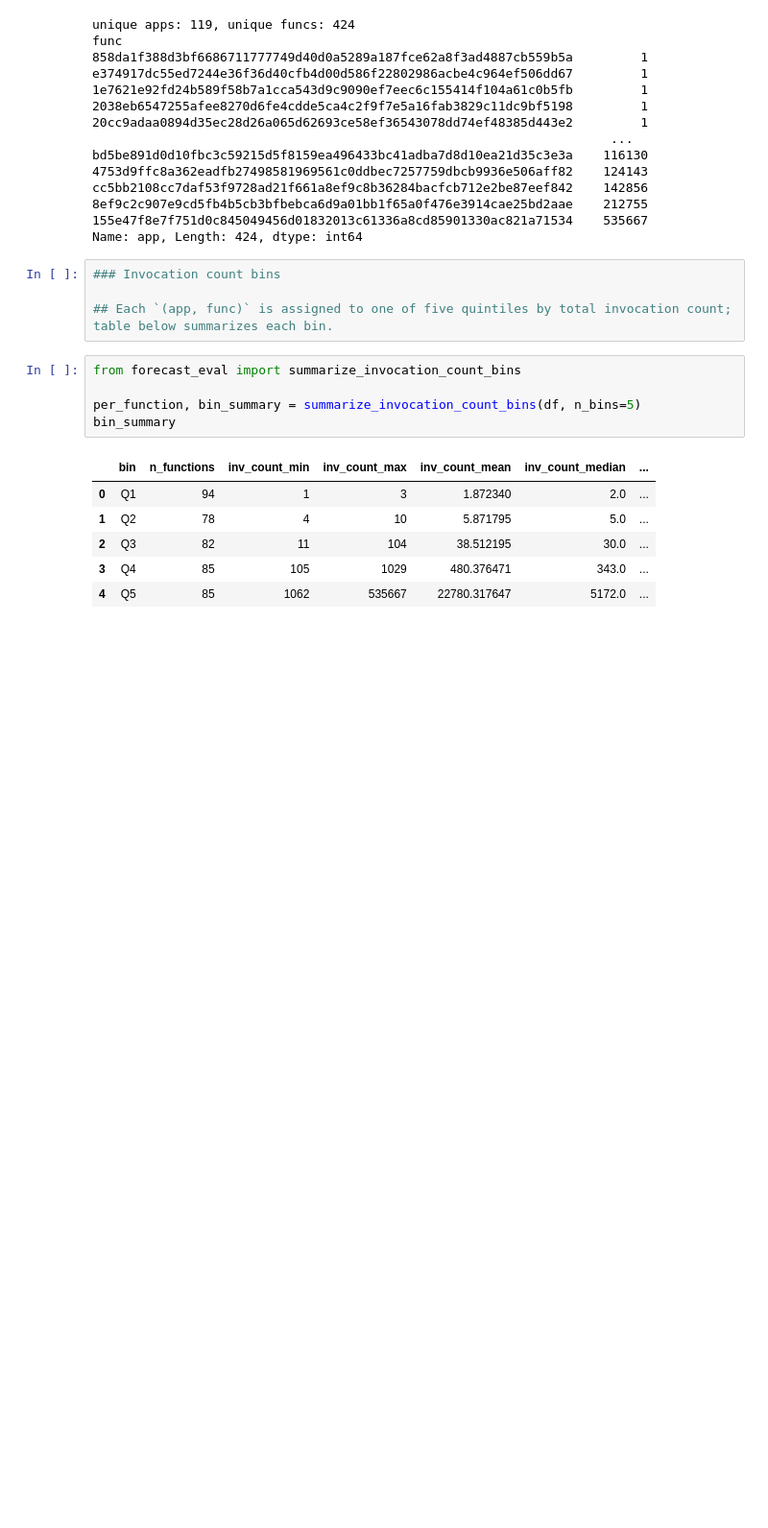
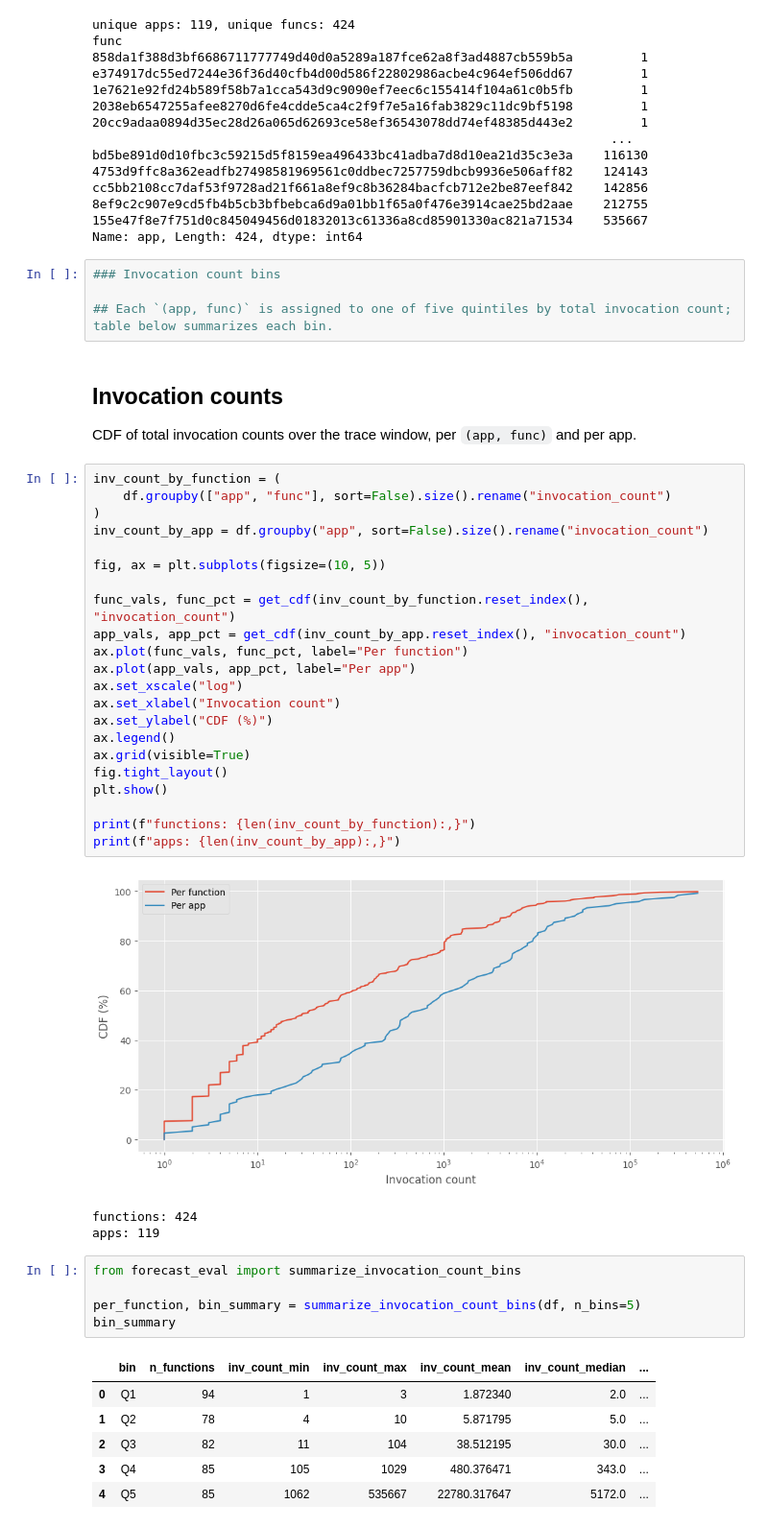
Before and after one commit to Joveful/thesis, a Jupyter notebook: az21.ipynb, the cells around one changed output. Shown at 96% size. Drawn from its saved outputs; the diff is of its cells as text; blank space fills up the shorter version.

```diff
--- a/az21.ipynb
+++ b/az21.ipynb
@@ -211,6 +281,36 @@ Name: app, Length: 424, dtype: int64
 ### Invocation count bins
 
 ## Each `(app, func)` is assigned to one of five quintiles by total invocation count; table below summarizes each bin.
+# %% [markdown]
+## Invocation counts
+
+CDF of total invocation counts over the trace window, per `(app, func)` and per app.
+# %%
+inv_count_by_function = (
+    df.groupby(["app", "func"], sort=False).size().rename("invocation_count")
+)
+inv_count_by_app = df.groupby("app", sort=False).size().rename("invocation_count")
+
+fig, ax = plt.subplots(figsize=(10, 5))
+
+func_vals, func_pct = get_cdf(inv_count_by_function.reset_index(), "invocation_count")
+app_vals, app_pct = get_cdf(inv_count_by_app.reset_index(), "invocation_count")
+ax.plot(func_vals, func_pct, label="Per function")
+ax.plot(app_vals, app_pct, label="Per app")
+ax.set_xscale("log")
+ax.set_xlabel("Invocation count")
+ax.set_ylabel("CDF (%)")
+ax.legend()
+ax.grid(visible=True)
+fig.tight_layout()
+plt.show()
+
+print(f"functions: {len(inv_count_by_function):,}")
+print(f"apps: {len(inv_count_by_app):,}")
+# %% [output]
+[figure, added]
+functions: 424
+apps: 119
 # %%
 from forecast_eval import summarize_invocation_count_bins
 
```
Also changed, not shown: parts of 12 cells of this notebook.
